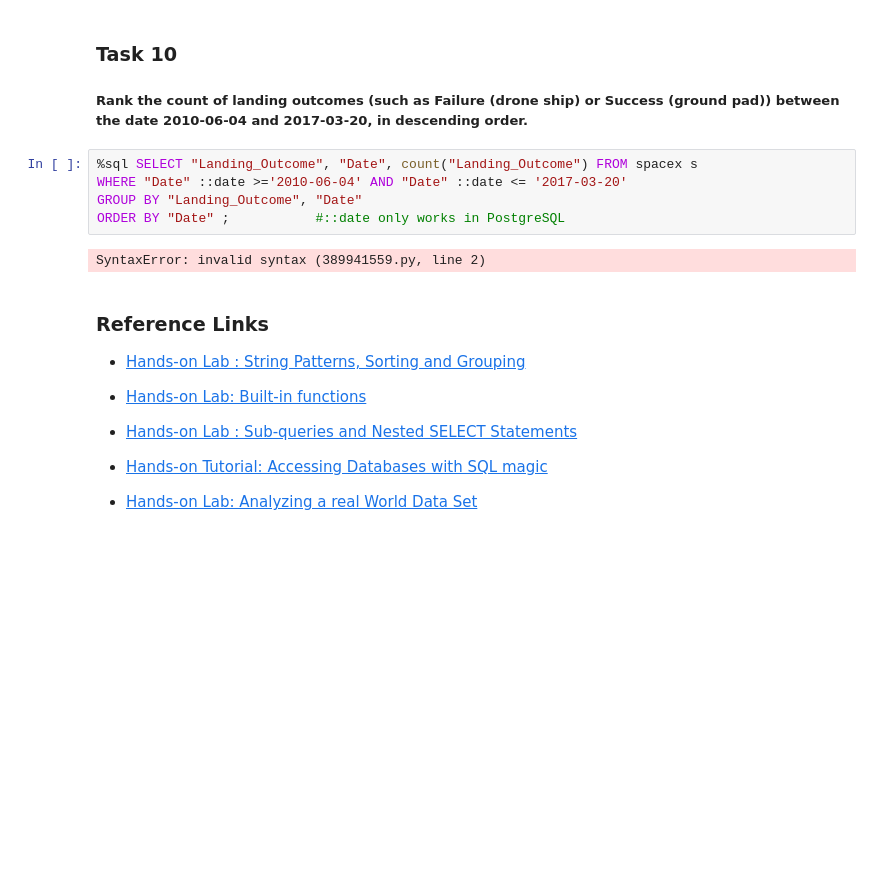
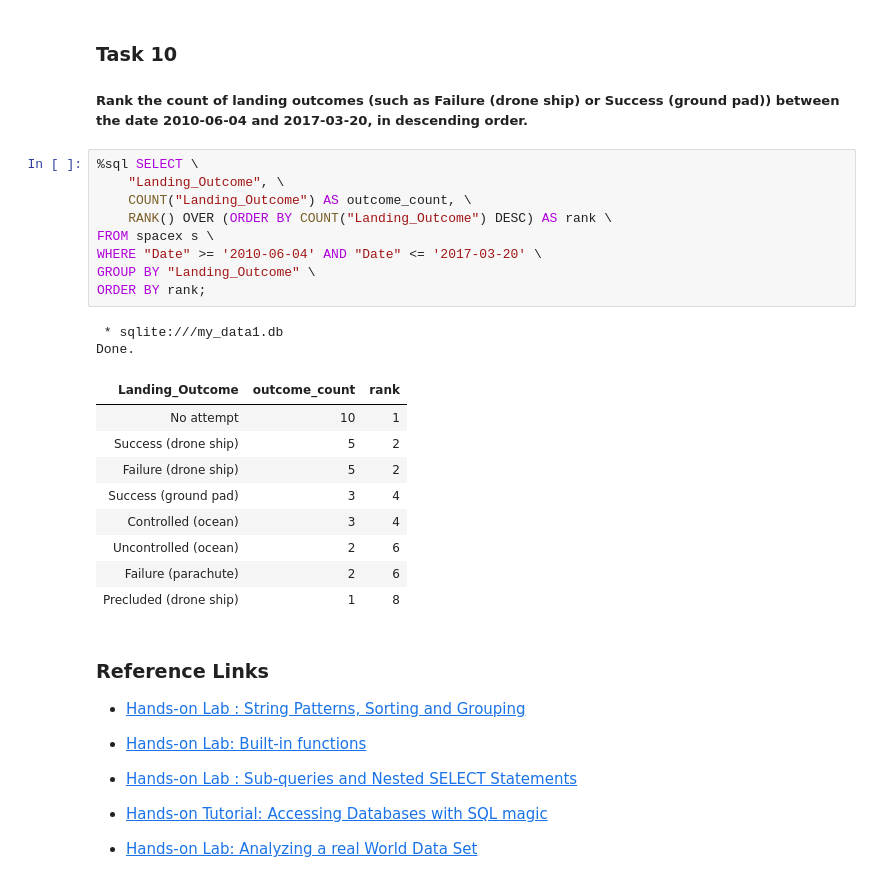
Before and after one commit to aschmidtphil/data-science-portfolio, a Jupyter notebook: data_science_capstone/jupyter-labs-eda-sql-coursera_sqllite.ipynb, the cells around one changed output. Saved outputs shown, nothing was run; the diff lists cells and outputs as text; blank space fills up the shorter version.

```diff
--- a/data_science_capstone/jupyter-labs-eda-sql-coursera_sqllite.ipynb
+++ b/data_science_capstone/jupyter-labs-eda-sql-coursera_sqllite.ipynb
@@ -282,12 +337,26 @@ WHERE "Landing_Outcome" = 'Failure (drone ship)' AND EXTRACT (YEAR FROM "Date"::
 
 ##### Rank the count of landing outcomes (such as Failure (drone ship) or Success (ground pad)) between the date 2010-06-04 and 2017-03-20, in descending order.
 # %%
-%sql SELECT "Landing_Outcome", "Date", count("Landing_Outcome") FROM spacex s
-WHERE "Date" ::date >='2010-06-04' AND "Date" ::date <= '2017-03-20'
-GROUP BY "Landing_Outcome", "Date"
-ORDER BY "Date" ;           #::date only works in PostgreSQL
+%sql SELECT \
+    "Landing_Outcome", \
+    COUNT("Landing_Outcome") AS outcome_count, \
+    RANK() OVER (ORDER BY COUNT("Landing_Outcome") DESC) AS rank \
+FROM spacex s \
+WHERE "Date" >= '2010-06-04' AND "Date" <= '2017-03-20' \
+GROUP BY "Landing_Outcome" \
+ORDER BY rank;
 # %% [output]
-SyntaxError: invalid syntax (389941559.py, line 2)
+ * sqlite:///my_data1.db
+Done.
+| Landing_Outcome | outcome_count | rank |
+| No attempt | 10 | 1 |
+| Success (drone ship) | 5 | 2 |
+| Failure (drone ship) | 5 | 2 |
+| Success (ground pad) | 3 | 4 |
+| Controlled (ocean) | 3 | 4 |
+| Uncontrolled (ocean) | 2 | 6 |
+| Failure (parachute) | 2 | 6 |
+| Precluded (drone ship) | 1 | 8 |
 # %% [markdown]
 ### Reference Links
 
```
Also changed, not shown: parts of 5 cells of this notebook.
